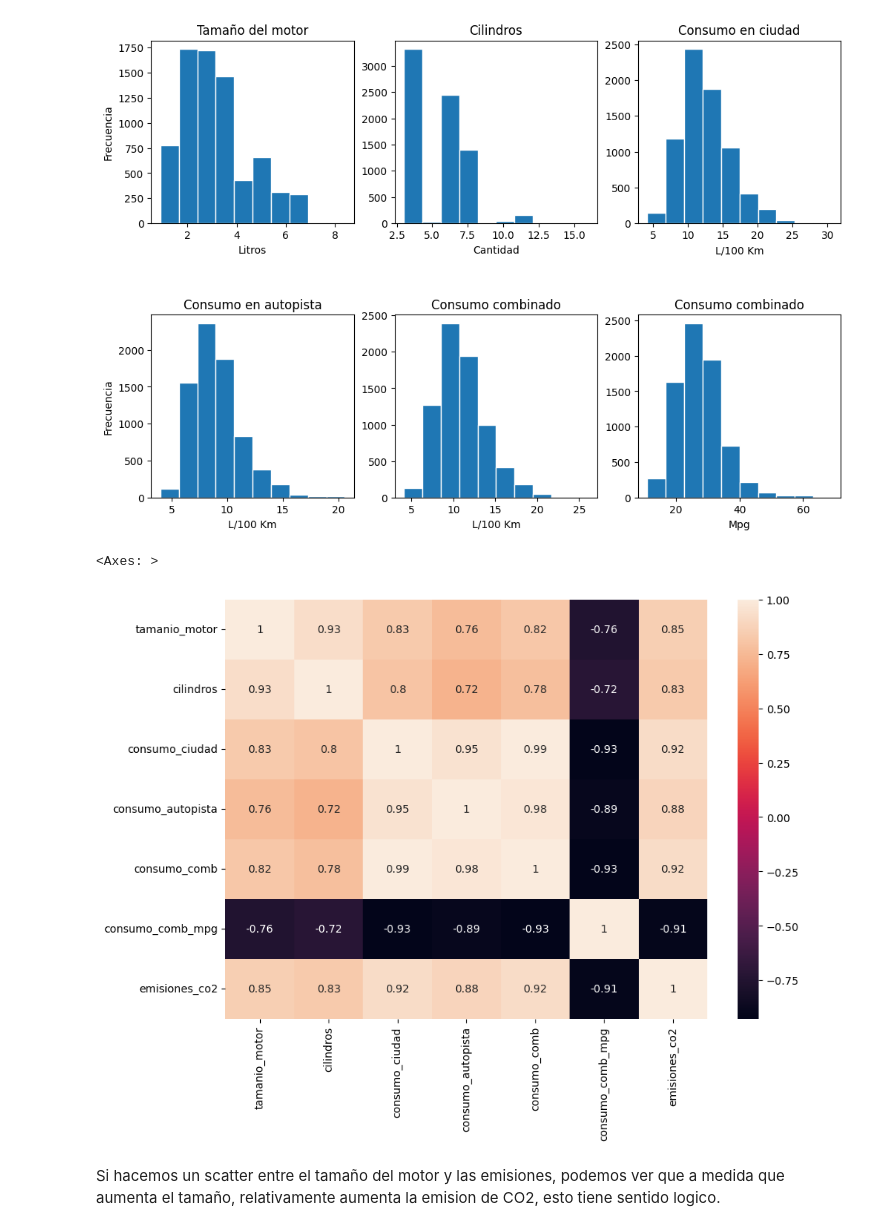
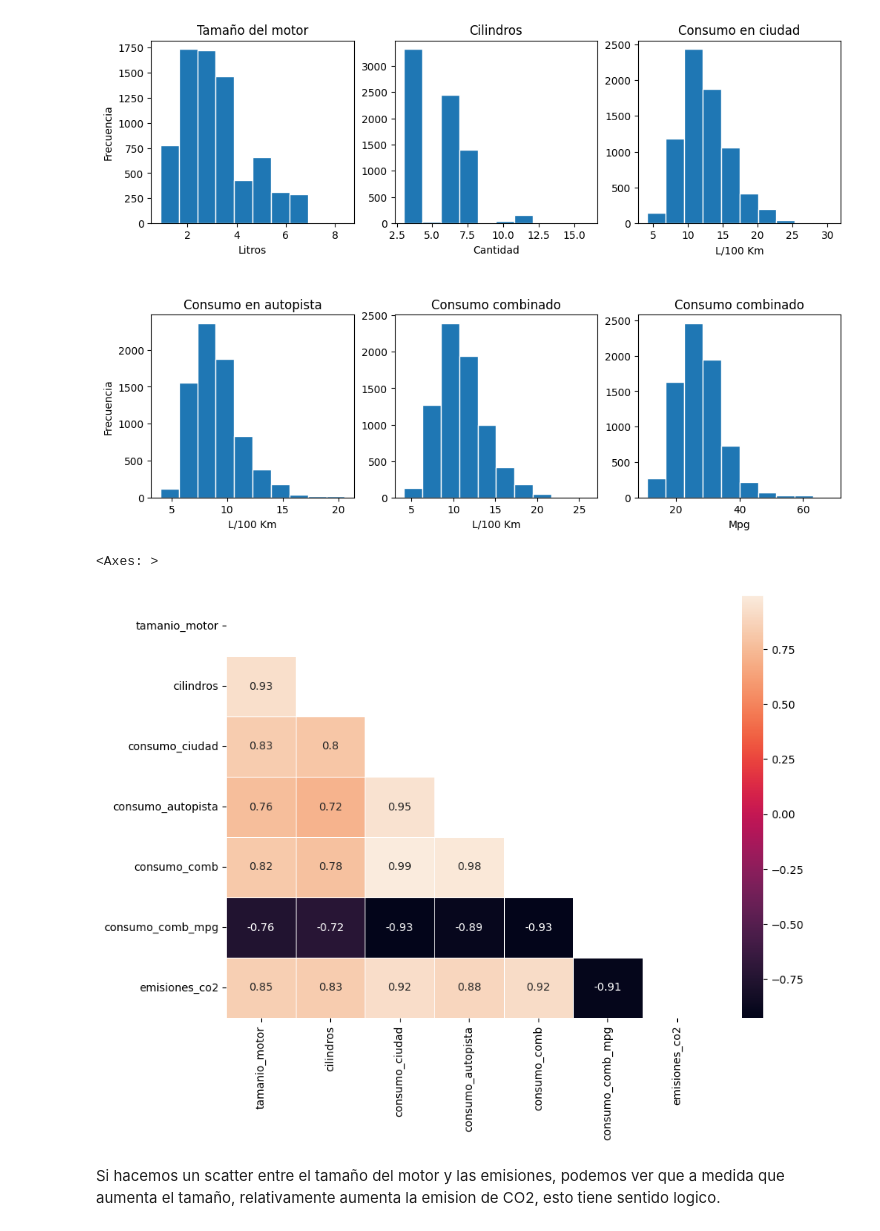
Before and after one commit to gastonbenitez2001/diplomatura_unne, a Jupyter notebook: 06. Regresión - Base Emisiones y EPH.ipynb, the cells around one changed output. Cells and saved outputs as stored; diff of their text form; code cells hidden in the pictures.

```diff
--- a/06. Regresión - Base Emisiones y EPH.ipynb
+++ b/06. Regresión - Base Emisiones y EPH.ipynb
@@ -84,12 +88,19 @@ plt.subplots_adjust(hspace=0.5)
 plt.show()
 # %% [output]
 [figure]
-# %%
-plt.figure(figsize = (10,7))
-sns.heatmap(base.select_dtypes(include='number').corr(), annot = True, cmap = "rocket")
-# %% [output]
-<Axes: >
-[figure, removed]
+# %%
+# Calcular la matriz de correlación
+corr = base.select_dtypes(include='number').corr()
+
+# Crear una máscara para la mitad superior
+mask = np.triu(np.ones_like(corr, dtype=bool))
+
+plt.figure(figsize = (10,7))
+#Dibujar el mapa de calor con la máscara
+sns.heatmap(corr, mask=mask, annot=True, cmap='rocket', linewidths=0.5)
+# %% [output]
+<Axes: >
+[figure, added]
 # %% [markdown]
 Si hacemos un scatter entre el tamaño del motor y las emisiones, podemos ver que a medida que aumenta el tamaño, relativamente aumenta la emision de CO2, esto tiene sentido logico.
 # %%
```
Also changed, not shown: parts of 15 cells of this notebook.
